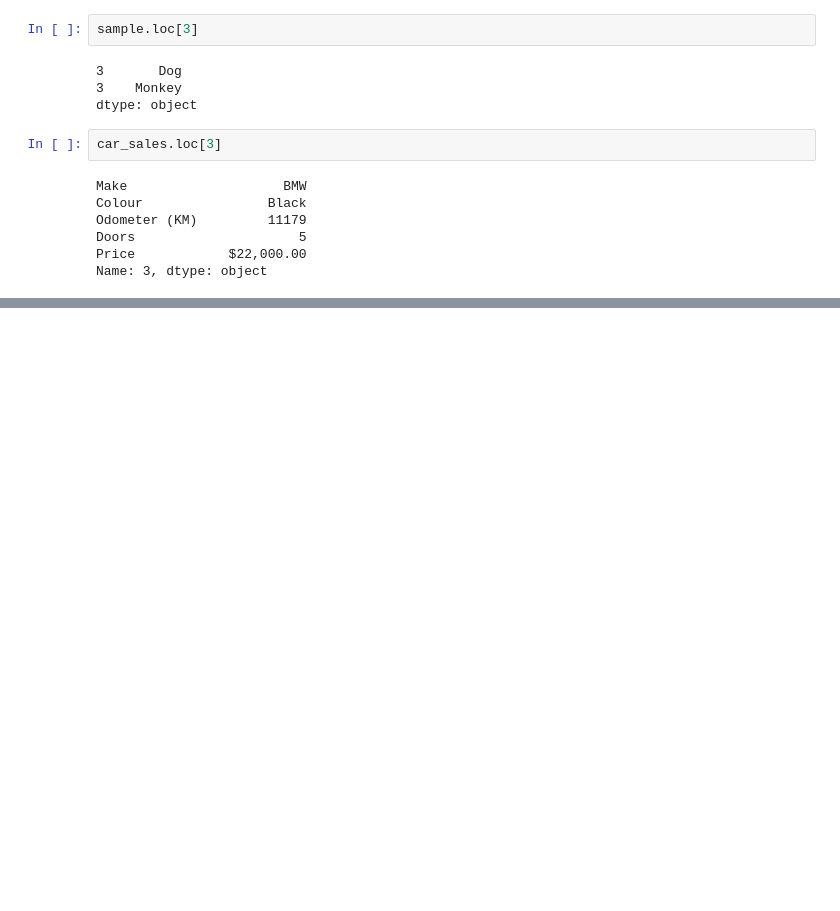
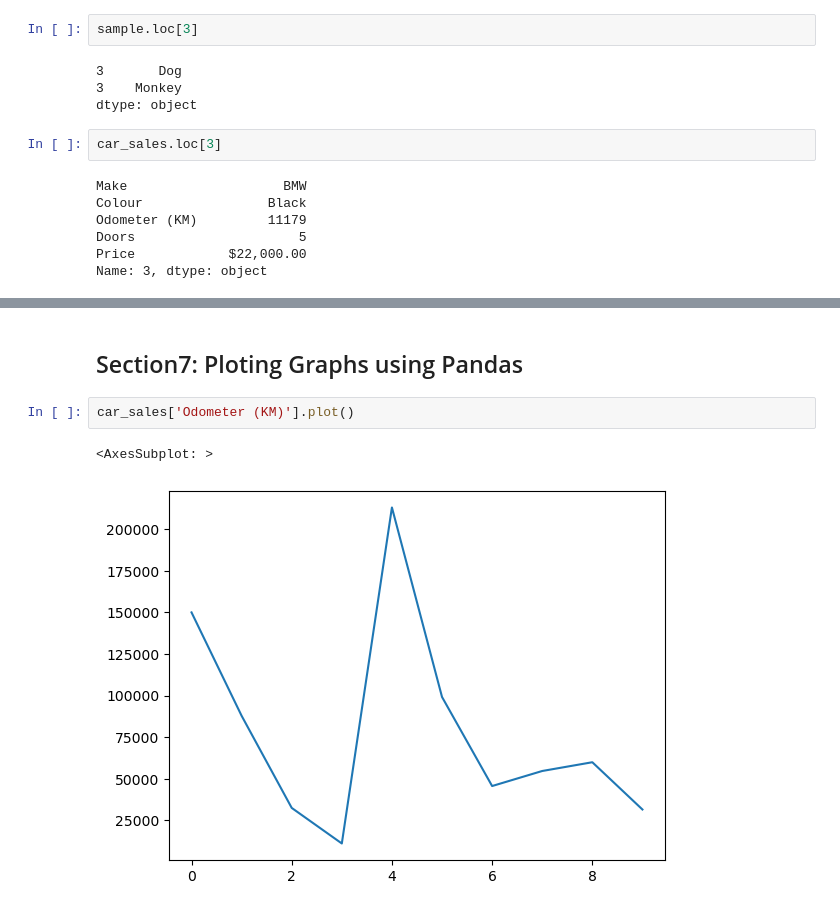
Before and after one commit to blackcode-creator/Learning-DataScience, a Jupyter notebook: heartdisease/introduction-to-pandas.ipynb, the cells around one changed output, grey strips where cells are left out. Cells and saved outputs as stored; diff of their text form; blank space fills up the shorter version.

```diff
--- a/heartdisease/introduction-to-pandas.ipynb
+++ b/heartdisease/introduction-to-pandas.ipynb
@@ -396,0 +476,7 @@ Name: Colour, dtype: object
+# %% [markdown]
+## Section7: Ploting Graphs using Pandas
+# %%
+car_sales['Odometer (KM)'].plot()
+# %% [output]
+<AxesSubplot: >
+[figure, added]
```
Also changed, not shown: parts of 50 cells of this notebook, 1 other file.
